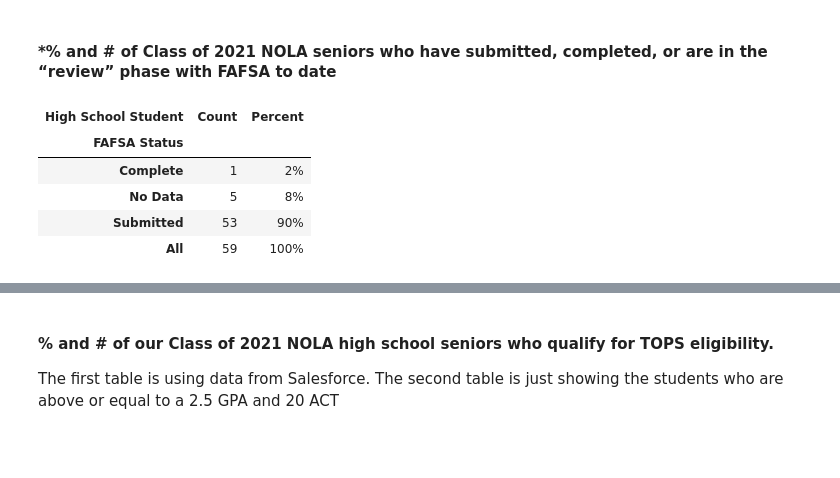
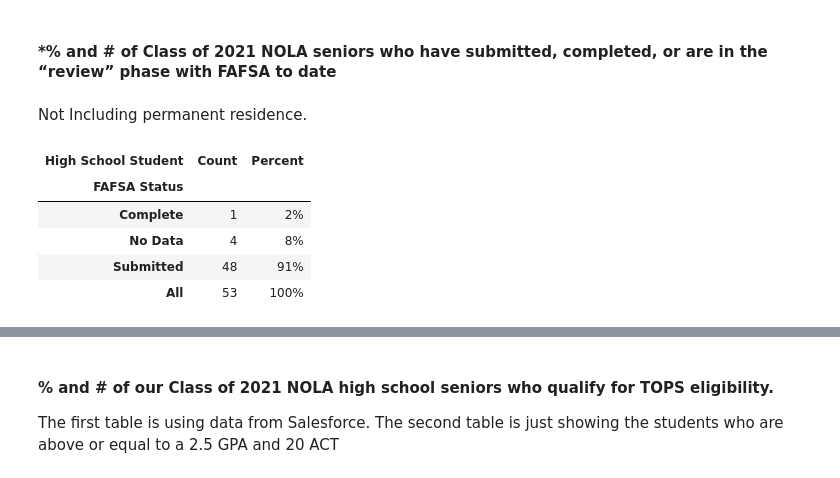
Before and after one commit to jbakerr/one-off, a Jupyter notebook: 2021/uw_sela_fy21/reports/Report.ipynb, the cells around one changed output, grey strips where cells are left out. Drawn from its saved outputs; the diff is of its cells as text; code cells hidden in the pictures; blank space fills up the shorter version.

Commit message:
adjusting for citizenship

```diff
--- a/2021/uw_sela_fy21/reports/Report.ipynb
+++ b/2021/uw_sela_fy21/reports/Report.ipynb
@@ -139,12 +139,17 @@ def create_count_percent_cross_tab(df, row_column, column_column, row_name, subs
     cross_1.rename(columns={subset_name: "Count"}, inplace=True)
     cross_1.drop('All', inplace=True, axis=1)
     return cross_1.style.format({'Percent': "{:.0%}"})
+# %%
+df_2021_us_citizen = df_2021[df_2021.C_Citizen_c__c == 'US Citizen']
+df_2021_us_citizen_pr = df_2021[df_2021.C_Citizen_c__c != 'Other']
+# %% [markdown]
+Not Including permanent residence.
 # %%
-create_count_percent_cross_tab(df_2021, 'C_FA_Req_FAFSA__c', 'RT_RecordType__c', 'FAFSA Status')
+create_count_percent_cross_tab(df_2021_us_citizen, 'C_FA_Req_FAFSA__c', 'RT_RecordType__c', 'FAFSA Status')
 # %% [output]
 | High School Student | Count | Percent |
 | FAFSA Status |  |  |
 | Complete | 1 | 2% |
-| No Data | 5 | 8% |
-| Submitted | 53 | 90% |
-| All | 59 | 100% |
+| No Data | 4 | 8% |
+| Submitted | 48 | 91% |
+| All | 53 | 100% |
```
Also changed, not shown: parts of 2 cells of this notebook, 3 other files.
